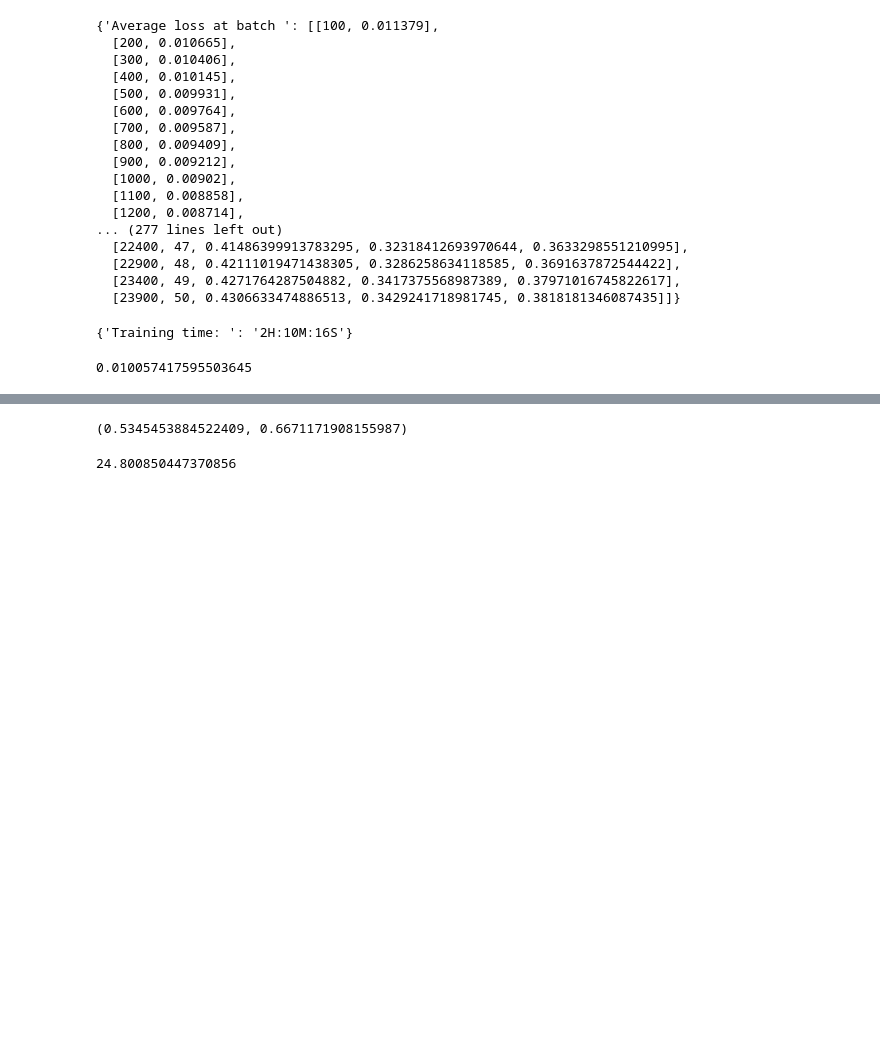
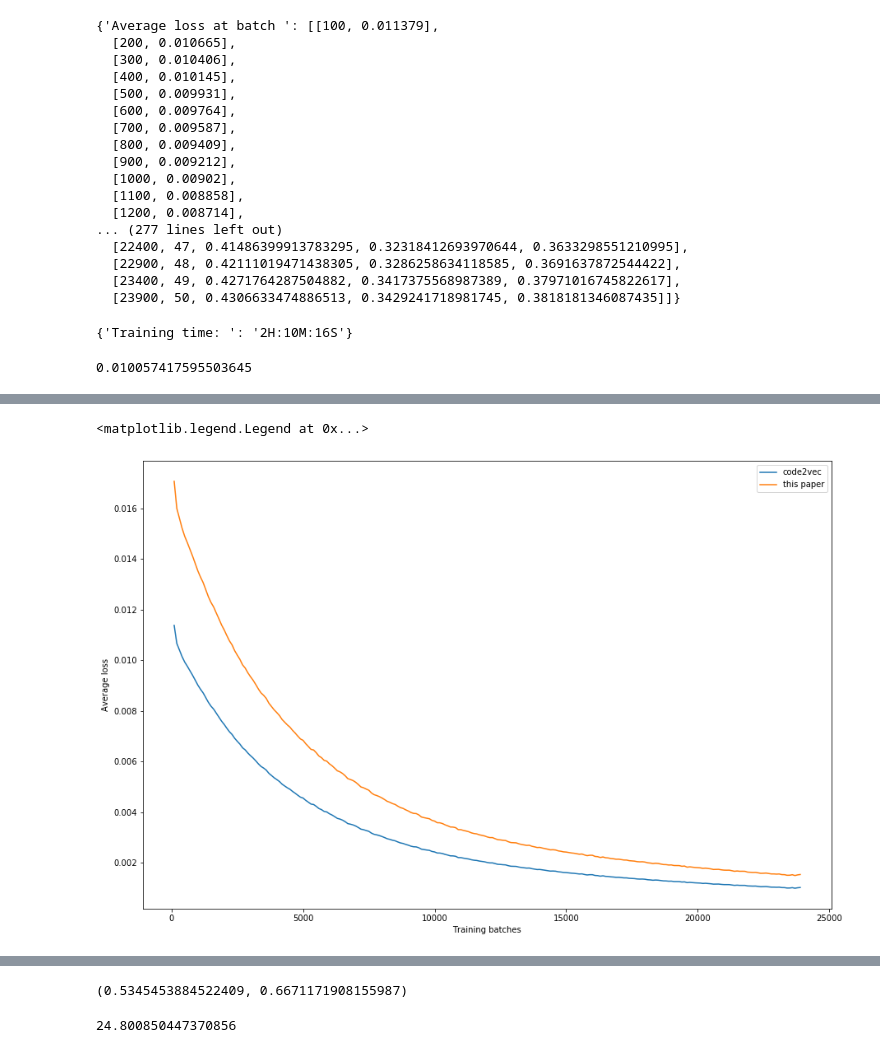
Before and after one commit to xumq1009/code2vec, a Jupyter notebook: train_log/log_analyzer.ipynb, the cells around one changed output, grey strips where cells are left out. Cells and saved outputs as stored; diff of their text form; code cells hidden in the pictures; blank space fills up the shorter version.

```diff
--- a/train_log/log_analyzer.ipynb
+++ b/train_log/log_analyzer.ipynb
@@ -202,8 +205,8 @@ def randline(base, k=0.2, d =1.3):
 arr_loss = np.array(analyzer_list[1].getData()['Average loss at batch '])
 arr_roc = np.array(analyzer_list[1].getData()[' epochs: Precision: '])
 
-x = arr[:, 0]
-y = arr[:, 1]
+x = arr_loss[:, 0]
+y = arr_loss[:, 1]
 
 x1 = x
 
@@ -215,6 +218,7 @@ y_roc_recall = arr_roc[:, 3]
 y_roc_f1 = arr_roc[:, 4] * 1.4
 
 x1_roc = x_roc
+y1_roc_f1 = [0] * len(y_roc_f1)
 y1_roc_f1[0] = y_roc_f1[0] - 0.02
 y1_roc_f1 = randline(y_roc_f1)
 # for i in range(1, len(y_roc_f1)):
@@ -243,0 +248,12 @@ ax2.legend(loc="best")
+# %%
+fig=plt.figure(figsize=(15,10))
+ax1=fig.add_subplot(1,1,1)
+plt.plot(x, y, label='code2vec')
+plt.plot(x1, y1, label='this paper')
+plt.ylabel('Average loss')
+plt.xlabel('Training batches')
+
+ax1.legend(loc="best")
+# %% [output]
+<matplotlib.legend.Legend at 0x...>
+[figure, added]
```
Also changed, not shown: parts of 8 cells of this notebook.
